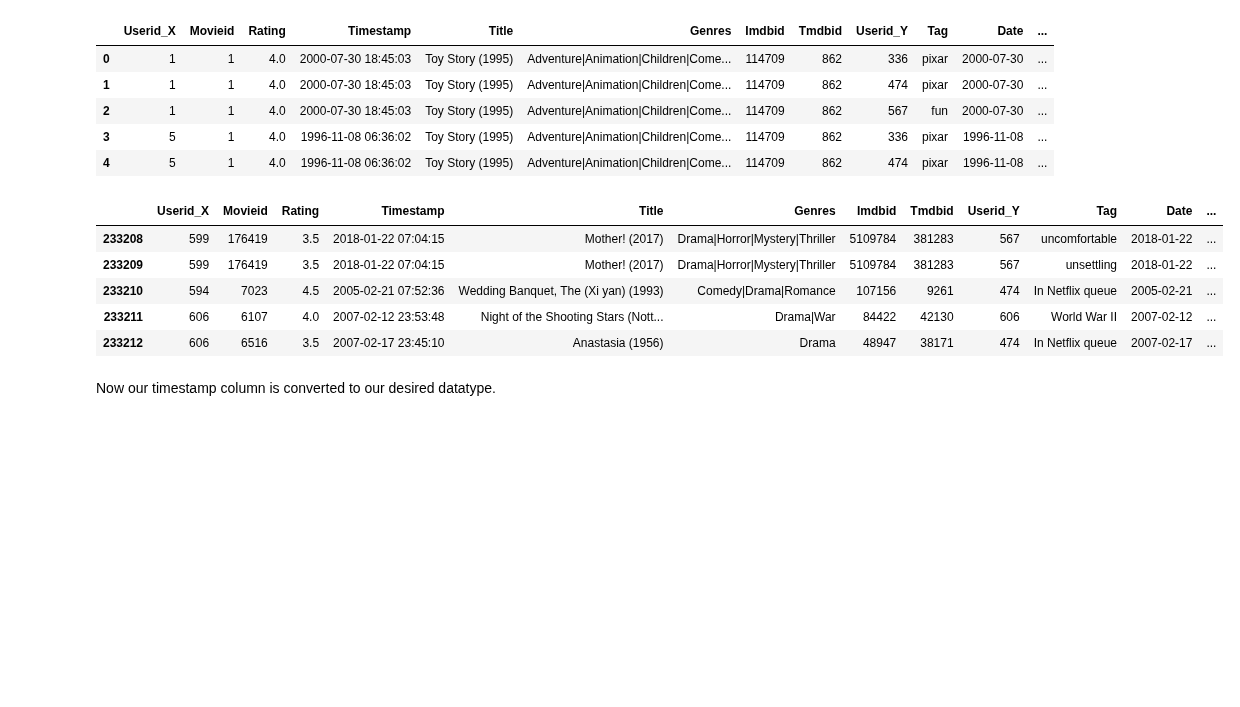
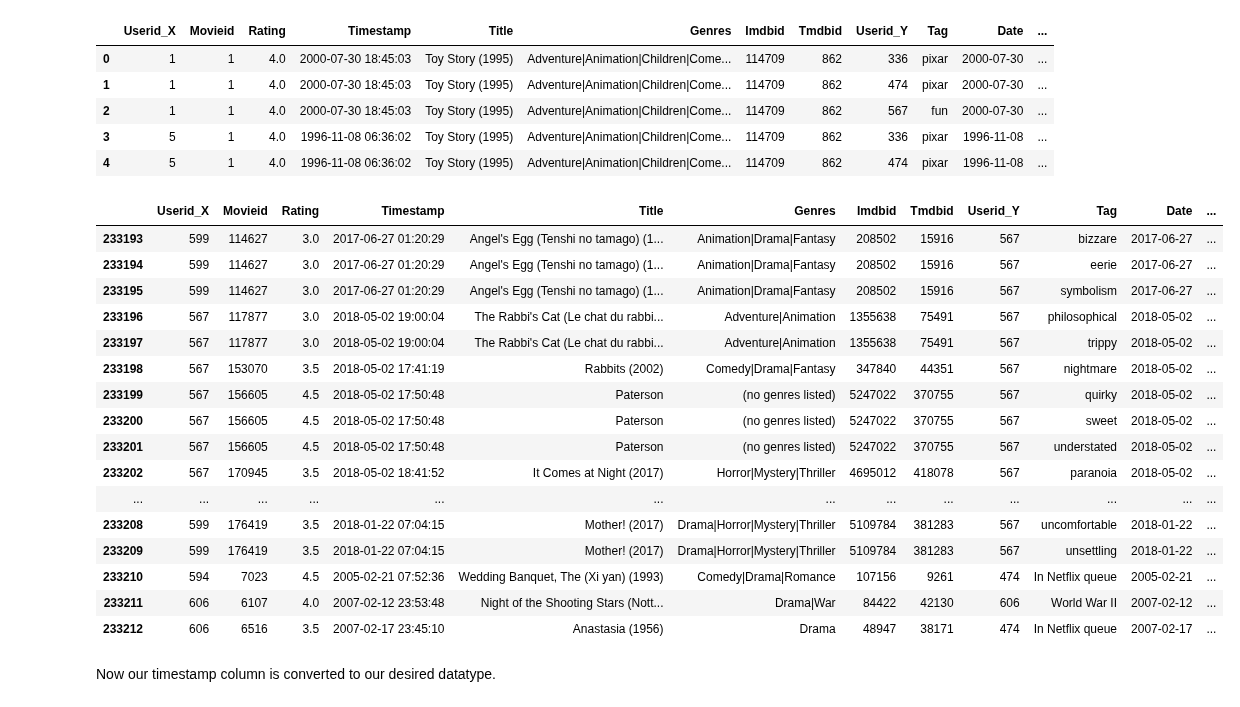
Before and after one commit to ruth-kitasi/Movielens-Recommendation-System, a Jupyter notebook: index.ipynb, the cells around one changed output. Saved outputs shown, nothing was run; the diff lists cells and outputs as text; code cells hidden in the pictures; blank space fills up the shorter version.

```diff
--- a/index.ipynb
+++ b/index.ipynb
@@ -313,3 +304,7 @@ final_merge.head()
 | 2 | 1 | 1 | 4.0 | 964982703 | Toy Story (1995) | Adventure|Animation|Children|Come... | 114709 | 862.0 | 567 | fun | ... |
 | 3 | 5 | 1 | 4.0 | 847434962 | Toy Story (1995) | Adventure|Animation|Children|Come... | 114709 | 862.0 | 336 | pixar | ... |
 | 4 | 5 | 1 | 4.0 | 847434962 | Toy Story (1995) | Adventure|Animation|Children|Come... | 114709 | 862.0 | 474 | pixar | ... |
+# %%
+##Step 3: Merging the results of movies_links_rating_merged with the tags dataset.
+final_merge =  pd.merge(movies_links_ratings_merged, tags, on=['movieId','userId'])
+final_merge.head()
@@ -431,8 +433,8 @@ After a carefull inspection we note the following:-
 # %% [markdown]
 ## 3.2 Removing Unnceccesary columns.
 # %%
-## Removing the timeshtamp_y since it is a duplicate of timestamp_y
-Movies_df.drop(['timestamp_y'],axis=1, inplace=True)
+# ## Removing the timeshtamp_y since it is a duplicate of timestamp_y
+# Movies_df.drop(['timestamp_y'],axis=1, inplace=True)
 
-#checking the dataset after removing the timestamo_y collumn
-Movies_df.head()
+# #checking the dataset after removing the timestamo_y collumn
+# Movies_df.head()
@@ -543,15 +538,26 @@ Movies.head()
 # %%
 # Convert 'Date' to datetime to extract the year
 Movies['Date'] = pd.to_datetime(Movies['Date'])
 
 
 #Exctracting the year colum form the Date column
 Movies['Year'] = Movies['Date'].dt.year
 
 # Display the updated DataFrame
-Movies.tail()
+Movies.tail(20)
 # %% [output]
 |  | Userid_X | Movieid | Rating | Timestamp | Title | Genres | Imdbid | Tmdbid | Userid_Y | Tag | Date | ... |
+| 233193 | 599 | 114627 | 3.0 | 2017-06-27 01:20:29 | Angel's Egg (Tenshi no tamago) (1... | Animation|Drama|Fantasy | 208502 | 15916 | 567 | bizzare | 2017-06-27 | ... |
+| 233194 | 599 | 114627 | 3.0 | 2017-06-27 01:20:29 | Angel's Egg (Tenshi no tamago) (1... | Animation|Drama|Fantasy | 208502 | 15916 | 567 | eerie | 2017-06-27 | ... |
+| 233195 | 599 | 114627 | 3.0 | 2017-06-27 01:20:29 | Angel's Egg (Tenshi no tamago) (1... | Animation|Drama|Fantasy | 208502 | 15916 | 567 | symbolism | 2017-06-27 | ... |
+| 233196 | 567 | 117877 | 3.0 | 2018-05-02 19:00:04 | The Rabbi's Cat (Le chat du rabbi... | Adventure|Animation | 1355638 | 75491 | 567 | philosophical | 2018-05-02 | ... |
+| 233197 | 567 | 117877 | 3.0 | 2018-05-02 19:00:04 | The Rabbi's Cat (Le chat du rabbi... | Adventure|Animation | 1355638 | 75491 | 567 | trippy | 2018-05-02 | ... |
+| 233198 | 567 | 153070 | 3.5 | 2018-05-02 17:41:19 | Rabbits (2002) | Comedy|Drama|Fantasy | 347840 | 44351 | 567 | nightmare | 2018-05-02 | ... |
+| 233199 | 567 | 156605 | 4.5 | 2018-05-02 17:50:48 | Paterson | (no genres listed) | 5247022 | 370755 | 567 | quirky | 2018-05-02 | ... |
+| 233200 | 567 | 156605 | 4.5 | 2018-05-02 17:50:48 | Paterson | (no genres listed) | 5247022 | 370755 | 567 | sweet | 2018-05-02 | ... |
+| 233201 | 567 | 156605 | 4.5 | 2018-05-02 17:50:48 | Paterson | (no genres listed) | 5247022 | 370755 | 567 | understated | 2018-05-02 | ... |
+| 233202 | 567 | 170945 | 3.5 | 2018-05-02 18:41:52 | It Comes at Night (2017) | Horror|Mystery|Thriller | 4695012 | 418078 | 567 | paranoia | 2018-05-02 | ... |
+| ... | ... | ... | ... | ... | ... | ... | ... | ... | ... | ... | ... | ... |
 | 233208 | 599 | 176419 | 3.5 | 2018-01-22 07:04:15 | Mother! (2017) | Drama|Horror|Mystery|Thriller | 5109784 | 381283 | 567 | uncomfortable | 2018-01-22 | ... |
 | 233209 | 599 | 176419 | 3.5 | 2018-01-22 07:04:15 | Mother! (2017) | Drama|Horror|Mystery|Thriller | 5109784 | 381283 | 567 | unsettling | 2018-01-22 | ... |
 | 233210 | 594 | 7023 | 4.5 | 2005-02-21 07:52:36 | Wedding Banquet, The (Xi yan) (1993) | Comedy|Drama|Romance | 107156 | 9261 | 474 | In Netflix queue | 2005-02-21 | ... |
```
Also changed, not shown: parts of 14 cells of this notebook.
